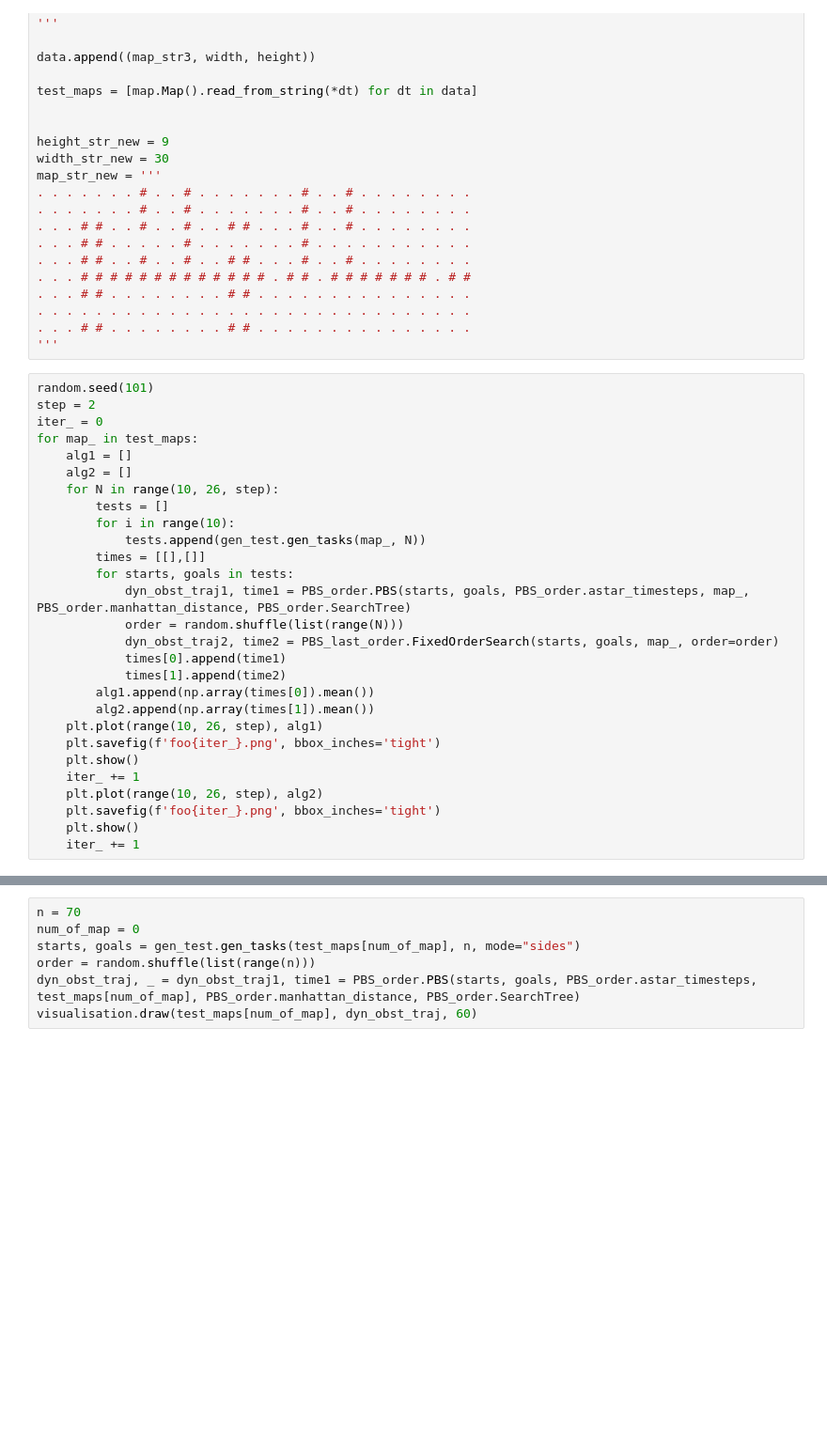
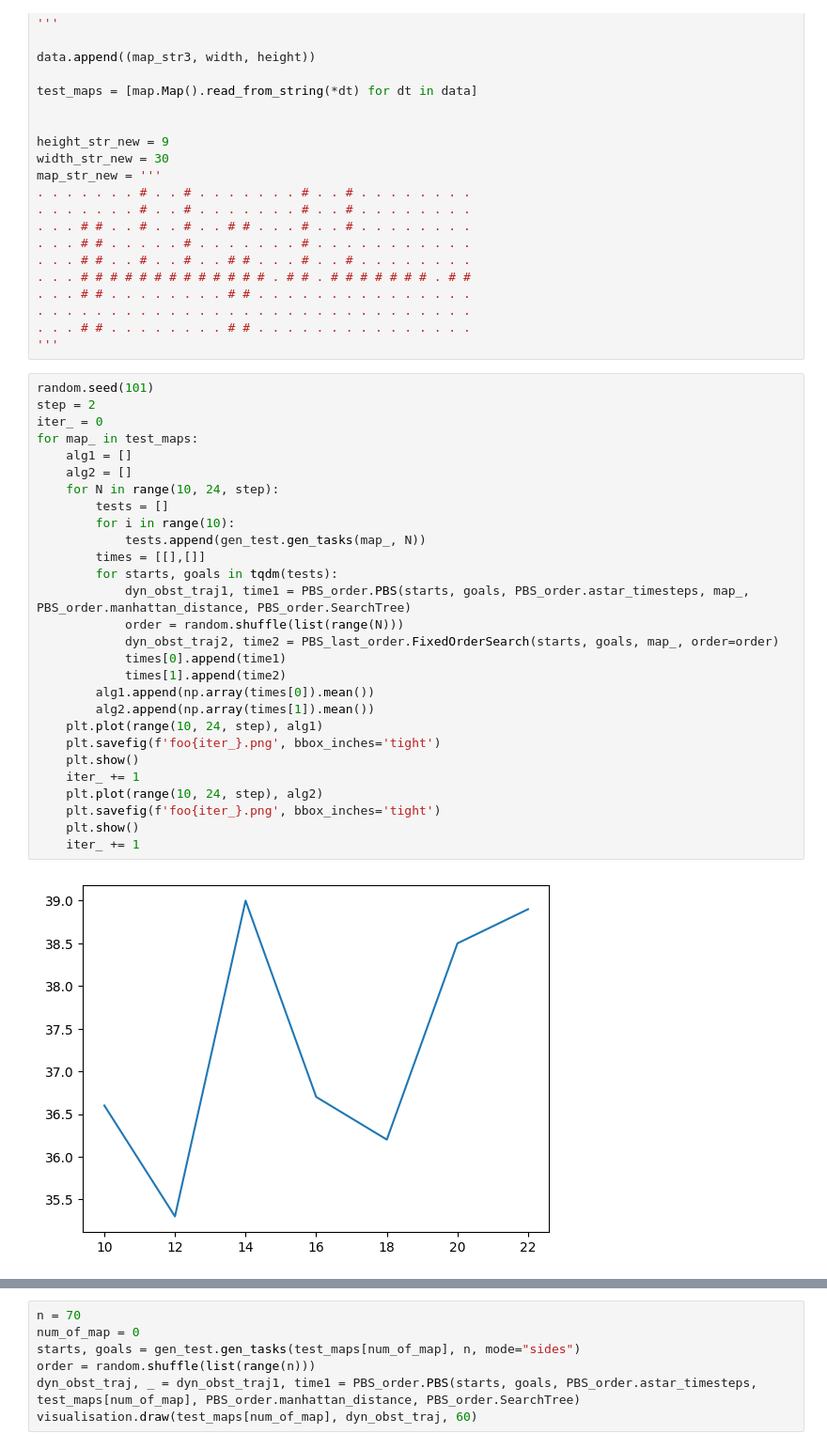
Before and after one commit to heartmarshall/MAPF-project, a Jupyter notebook: stat.ipynb, the cells around one changed output, grey strips where cells are left out. Shown at 94% size. Saved outputs shown, nothing was run; the diff lists cells and outputs as text; blank space fills up the shorter version.

```diff
--- a/stat.ipynb
+++ b/stat.ipynb
@@ -92,28 +92,30 @@ map_str_new = '''
 # %%
 random.seed(101)
 step = 2
 iter_ = 0
 for map_ in test_maps:
     alg1 = []
     alg2 = []
-    for N in range(10, 26, step):
+    for N in range(10, 24, step):
         tests = []
         for i in range(10):
             tests.append(gen_test.gen_tasks(map_, N))
         times = [[],[]]
-        for starts, goals in tests:
+        for starts, goals in tqdm(tests):
             dyn_obst_traj1, time1 = PBS_order.PBS(starts, goals, PBS_order.astar_timesteps, map_, PBS_order.manhattan_distance, PBS_order.SearchTree)
             order = random.shuffle(list(range(N)))
             dyn_obst_traj2, time2 = PBS_last_order.FixedOrderSearch(starts, goals, map_, order=order)
             times[0].append(time1)
             times[1].append(time2)
         alg1.append(np.array(times[0]).mean())
         alg2.append(np.array(times[1]).mean())
-    plt.plot(range(10, 26, step), alg1)
+    plt.plot(range(10, 24, step), alg1)
     plt.savefig(f'foo{iter_}.png', bbox_inches='tight')
     plt.show()
     iter_ += 1
-    plt.plot(range(10, 26, step), alg2)
+    plt.plot(range(10, 24, step), alg2)
     plt.savefig(f'foo{iter_}.png', bbox_inches='tight')
     plt.show()
     iter_ += 1
+# %% [output]
+[figure, added]
```
Also changed, not shown: parts of 2 cells of this notebook.
